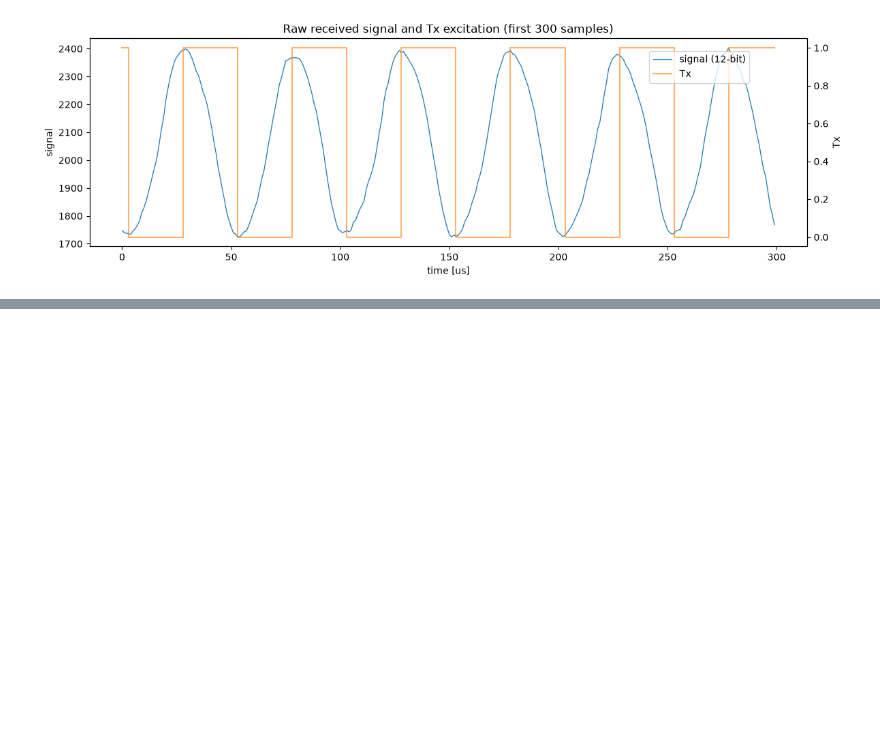
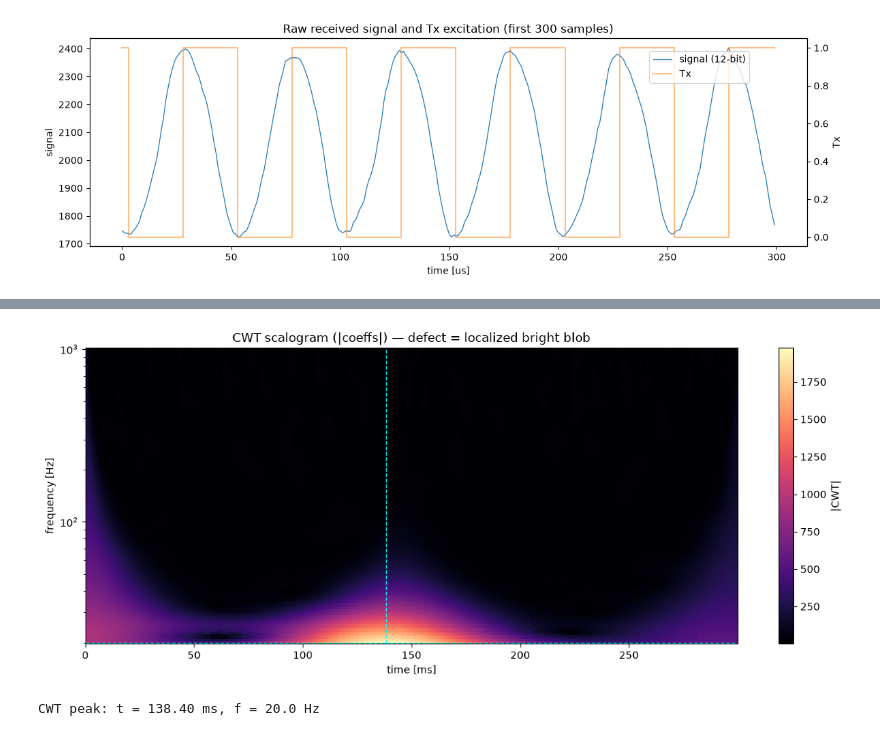
Before and after one commit to gfeyer/bu_dsp_sandbox, a Jupyter notebook: notebooks/ec_demodulation.ipynb, the cells around one changed output, grey strips where cells are left out. Cells and saved outputs as stored; diff of their text form; code cells hidden in the pictures; blank space fills up the shorter version.

```diff
--- a/notebooks/ec_demodulation.ipynb
+++ b/notebooks/ec_demodulation.ipynb
@@ -214,0 +219,27 @@ defect detected    : False
+# %%
+WAVELET = "cmor1.5-1.0"  # complex Morlet (bandwidth-1.5, centre-1.0)
+target_freqs = np.geomspace(20, 1000, 120)  # defect search band [Hz]
+fc = pywt.central_frequency(WAVELET)
+scales = fc * fsd / target_freqs
+
+coef, freqs_w = pywt.cwt(env - env.mean(), scales, WAVELET, sampling_period=1 / fsd)
+mag = np.abs(coef)
+
+# Zero the time edges so transient ringing doesn't dominate the detection.
+mag_m = mag.copy(); mag_m[:, :GUARD] = 0; mag_m[:, -GUARD:] = 0
+s_idx, t_idx = np.unravel_index(np.argmax(mag_m), mag_m.shape)
+
+fig, ax = plt.subplots(figsize=(12, 5))
+pcm = ax.pcolormesh(td * 1e3, freqs_w, mag, shading="auto", cmap="magma")
+ax.axvline(td[t_idx] * 1e3, color="cyan", ls="--", lw=1)
+ax.axhline(freqs_w[s_idx], color="cyan", ls="--", lw=1)
+ax.set_yscale("log")
+ax.set_xlabel("time [ms]"); ax.set_ylabel("frequency [Hz]")
+ax.set_title("CWT scalogram (|coeffs|) — defect = localized bright blob")
+fig.colorbar(pcm, ax=ax, label="|CWT|")
+plt.tight_layout()
+plt.show()
+print(f"CWT peak: t = {td[t_idx]*1e3:.2f} ms, f = {freqs_w[s_idx]:.1f} Hz")
+# %% [output]
+[figure, added]
+CWT peak: t = 138.40 ms, f = 20.0 Hz
```
Also changed, not shown: parts of 24 cells of this notebook.
